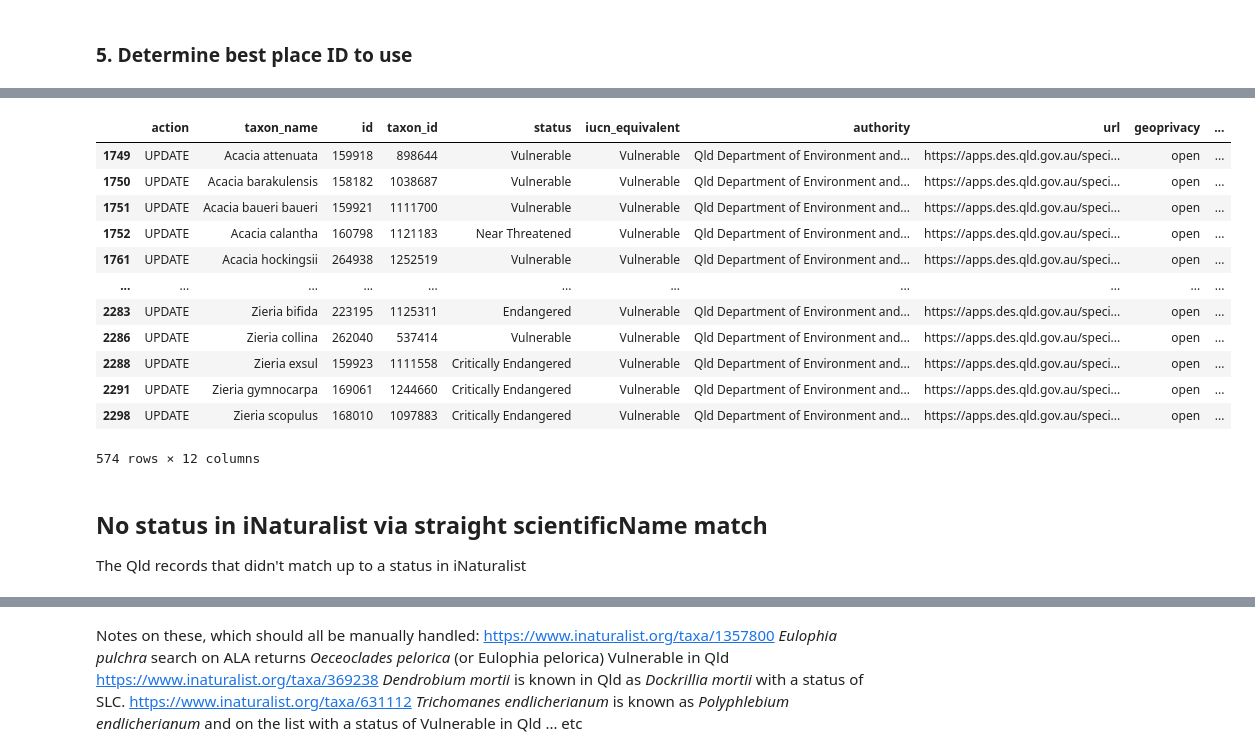
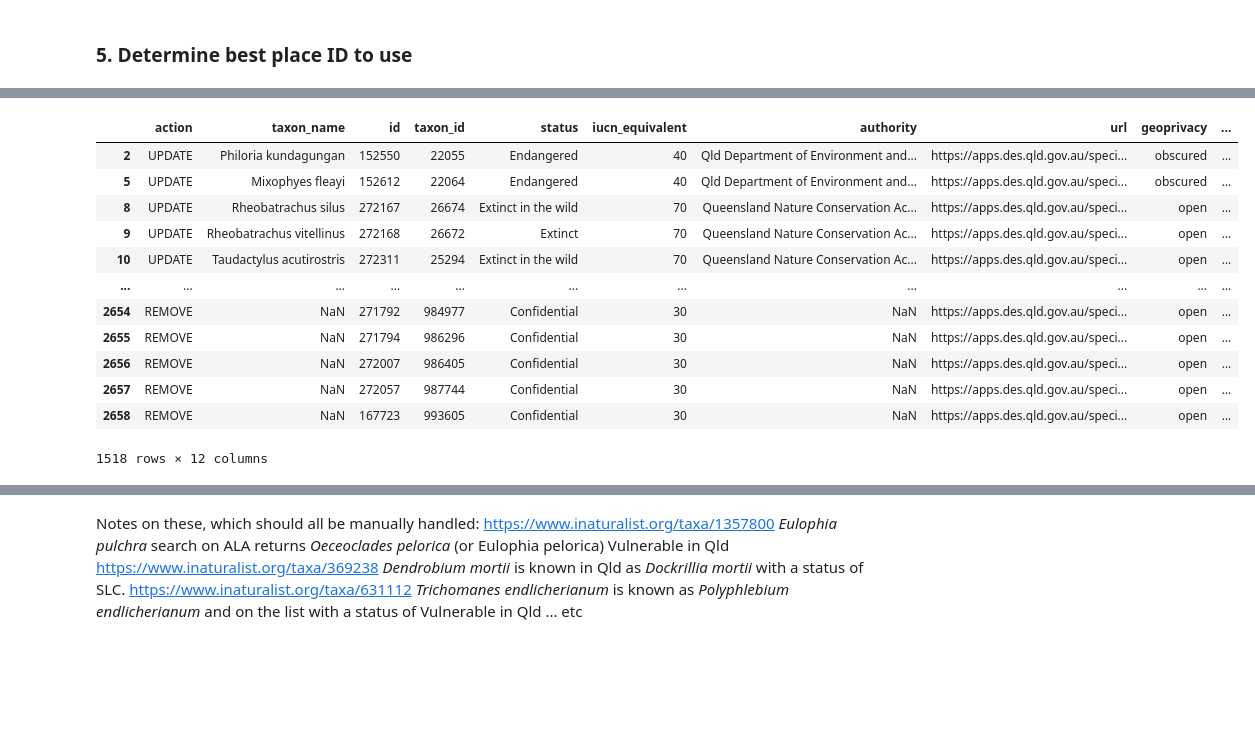
Before and after one commit to AtlasOfLivingAustralia/inaturalist-statuses, a Jupyter notebook: notebooks/qld.ipynb, the cells around one changed output, grey strips where cells are left out. Drawn from its saved outputs; the diff is of its cells as text; code cells hidden in the pictures; blank space fills up the shorter version.

```diff
--- a/notebooks/qld.ipynb
+++ b/notebooks/qld.ipynb
@@ -231,3 +140,15 @@ iucnStatusMappings = {
+# %%
+#(50:CE, 30:V, 40:E, 20:NT, EX:70)
+iucnStatusMappings = {
+    'Least concern':'10',
+    'Special least concern':'10',
+    'Critically Endangered':'50',
+    'Endangered':'40',
+    'Vulnerable':'30',
+    'Extinct':'70',
+    'Extinct in the wild':'70',
+    'Near Threatened':'20'
+}
 # %% [markdown]
 ### 5. Determine best place ID to use
 # %%
@@ -320,0 +167,10 @@ mergedstatuses[mergedstatuses['status_id'].notnull()][['scientificName','status'
+# %%
+# set placeid
+place_id = 7308
+# get the inaturalist taxonomy matches for additions
+inattaxa = pd.read_csv(sourcedir + "inaturalist-australia-9/inaturalist-australia-9-taxa.csv",dtype=str,usecols=['id','name','rank','observations_count','is_active'])
+inattaxa = inattaxa[inattaxa['is_active'] == 't']
+inattaxa = inattaxa.rename(columns = {'id':'taxon_id','name':'taxon_name'})
+inattaxa = inattaxa.add_prefix("inat_")
+statelist = statelist[['state_scientificName','state_status','state_geoprivacy', 'state_WildNetTaxonID','state_authority']].merge(inattaxa,how="left",left_on='state_scientificName',right_on='inat_taxon_name',suffixes=(None,'_inat'))
+statelist
@@ -320,0 +191,2 @@ mergedstatuses[mergedstatuses['status_id'].notnull()][['scientificName','status'
+# %%
+mergedstatuses = statelist.merge(inatstatuses,how="outer",left_on='state_scientificName',right_on='inat_scientificName')
@@ -321,29 +257,23 @@ mergedstatuses[mergedstatuses['status_id'].notnull()][['scientificName','status'
 # %%
-# updates - create the data frame
+# Headers:
 # action,taxon_name,id,taxon_id,status,iucn_equivalent,authority,url,geoprivacy,place_id,username,description
-updates = pd.DataFrame(mergedstatuses[mergedstatuses['status_id'].notnull()])
-updates.sort_values('scientificName')
-updates['action'] = 'UPDATE'
-#updates.loc[:,'action'] = 'UPDATE'
-updates = updates[['action','scientificName','status_id','taxon_id','new_status','new_iucn_equivalent','new_authority','new_url','new_geoprivacy','new_place_id','new_username','new_description']]
-updates.columns = updates.columns.str.replace("new_", "", regex=True)
-updates = updates.rename(columns={'scientificName':'taxon_name',
-                                  'status_id':'id'})
+updates = pd.DataFrame(mergedstatuses[mergedstatuses['action'].isin(['UPDATE','REMOVE'])])
+updates = updates[['action','state_scientificName','inat_id','inat_taxon_id','state_status','state_iucn_equivalent','state_authority','state_url','state_geoprivacy','place_id','username','description']]
+updates.columns = updates.columns.str.replace("state_", "", regex=True)
+updates.columns = updates.columns.str.replace("inat_", "", regex=True)
+updates = updates.rename(columns={'scientificName':'taxon_name'})
 updates
 # %% [output]
 |  | action | taxon_name | id | taxon_id | status | iucn_equivalent | authority | url | geoprivacy | ... |
-| 1749 | UPDATE | Acacia attenuata | 159918 | 898644 | Vulnerable | Vulnerable | Qld Department of Environment and... | https://apps.des.qld.gov.au/speci... | open | ... |
-| 1750 | UPDATE | Acacia barakulensis | 158182 | 1038687 | Vulnerable | Vulnerable | Qld Department of Environment and... | https://apps.des.qld.gov.au/speci... | open | ... |
-| 1751 | UPDATE | Acacia baueri baueri | 159921 | 1111700 | Vulnerable | Vulnerable | Qld Department of Environment and... | https://apps.des.qld.gov.au/speci... | open | ... |
-| 1752 | UPDATE | Acacia calantha | 160798 | 1121183 | Near Threatened | Vulnerable | Qld Department of Environment and... | https://apps.des.qld.gov.au/speci... | open | ... |
-| 1761 | UPDATE | Acacia hockingsii | 264938 | 1252519 | Vulnerable | Vulnerable | Qld Department of Environment and... | https://apps.des.qld.gov.au/speci... | open | ... |
+| 2 | UPDATE | Philoria kundagungan | 152550 | 22055 | Endangered | 40 | Qld Department of Environment and... | https://apps.des.qld.gov.au/speci... | obscured | ... |
+| 5 | UPDATE | Mixophyes fleayi | 152612 | 22064 | Endangered | 40 | Qld Department of Environment and... | https://apps.des.qld.gov.au/speci... | obscured | ... |
+| 8 | UPDATE | Rheobatrachus silus | 272167 | 26674 | Extinct in the wild | 70 | Queensland Nature Conservation Ac... | https://apps.des.qld.gov.au/speci... | open | ... |
+| 9 | UPDATE | Rheobatrachus vitellinus | 272168 | 26672 | Extinct | 70 | Queensland Nature Conservation Ac... | https://apps.des.qld.gov.au/speci... | open | ... |
+| 10 | UPDATE | Taudactylus acutirostris | 272311 | 25294 | Extinct in the wild | 70 | Queensland Nature Conservation Ac... | https://apps.des.qld.gov.au/speci... | open | ... |
 | ... | ... | ... | ... | ... | ... | ... | ... | ... | ... | ... |
-| 2283 | UPDATE | Zieria bifida | 223195 | 1125311 | Endangered | Vulnerable | Qld Department of Environment and... | https://apps.des.qld.gov.au/speci... | open | ... |
-| 2286 | UPDATE | Zieria collina | 262040 | 537414 | Vulnerable | Vulnerable | Qld Department of Environment and... | https://apps.des.qld.gov.au/speci... | open | ... |
-| 2288 | UPDATE | Zieria exsul | 159923 | 1111558 | Critically Endangered | Vulnerable | Qld Department of Environment and... | https://apps.des.qld.gov.au/speci... | open | ... |
-| 2291 | UPDATE | Zieria gymnocarpa | 169061 | 1244660 | Critically Endangered | Vulnerable | Qld Department of Environment and... | https://apps.des.qld.gov.au/speci... | open | ... |
-| 2298 | UPDATE | Zieria scopulus | 168010 | 1097883 | Critically Endangered | Vulnerable | Qld Department of Environment and... | https://apps.des.qld.gov.au/speci... | open | ... |
+| 2654 | REMOVE | NaN | 271792 | 984977 | Confidential | 30 | NaN | https://apps.des.qld.gov.au/speci... | open | ... |
+| 2655 | REMOVE | NaN | 271794 | 986296 | Confidential | 30 | NaN | https://apps.des.qld.gov.au/speci... | open | ... |
+| 2656 | REMOVE | NaN | 272007 | 986405 | Confidential | 30 | NaN | https://apps.des.qld.gov.au/speci... | open | ... |
+| 2657 | REMOVE | NaN | 272057 | 987744 | Confidential | 30 | NaN | https://apps.des.qld.gov.au/speci... | open | ... |
+| 2658 | REMOVE | NaN | 167723 | 993605 | Confidential | 30 | NaN | https://apps.des.qld.gov.au/speci... | open | ... |
-574 rows × 12 columns
+1518 rows × 12 columns
-# %% [markdown]
-## No status in iNaturalist via straight scientificName match
-The Qld records that didn't match up to a status in iNaturalist
```
Also changed, not shown: parts of 46 cells of this notebook, 4 other files.
